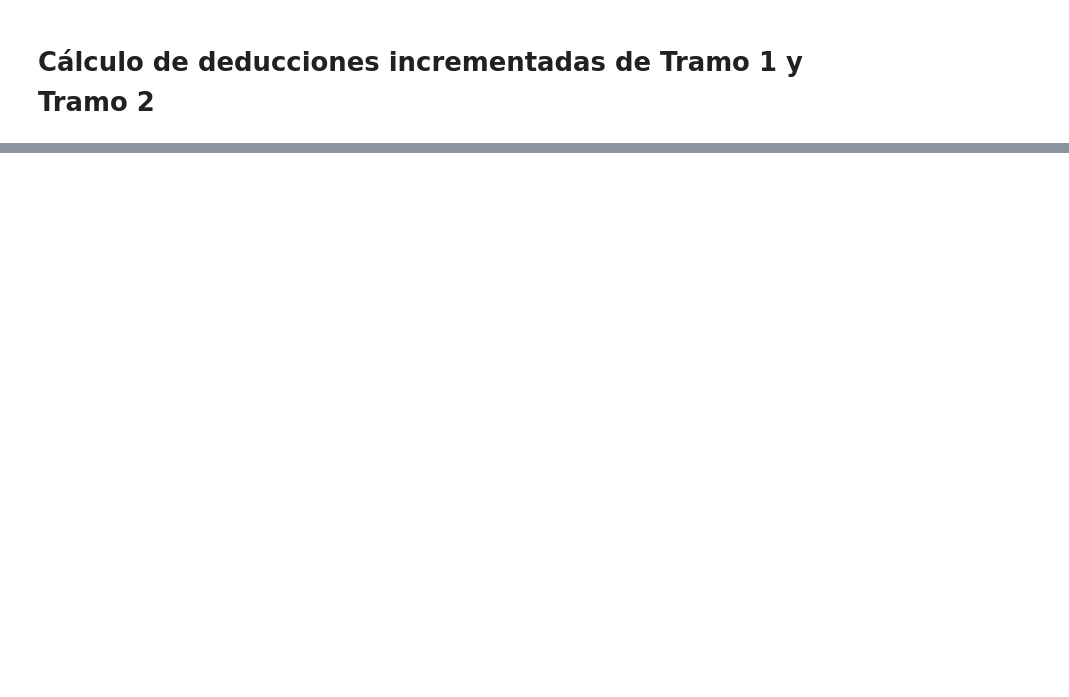
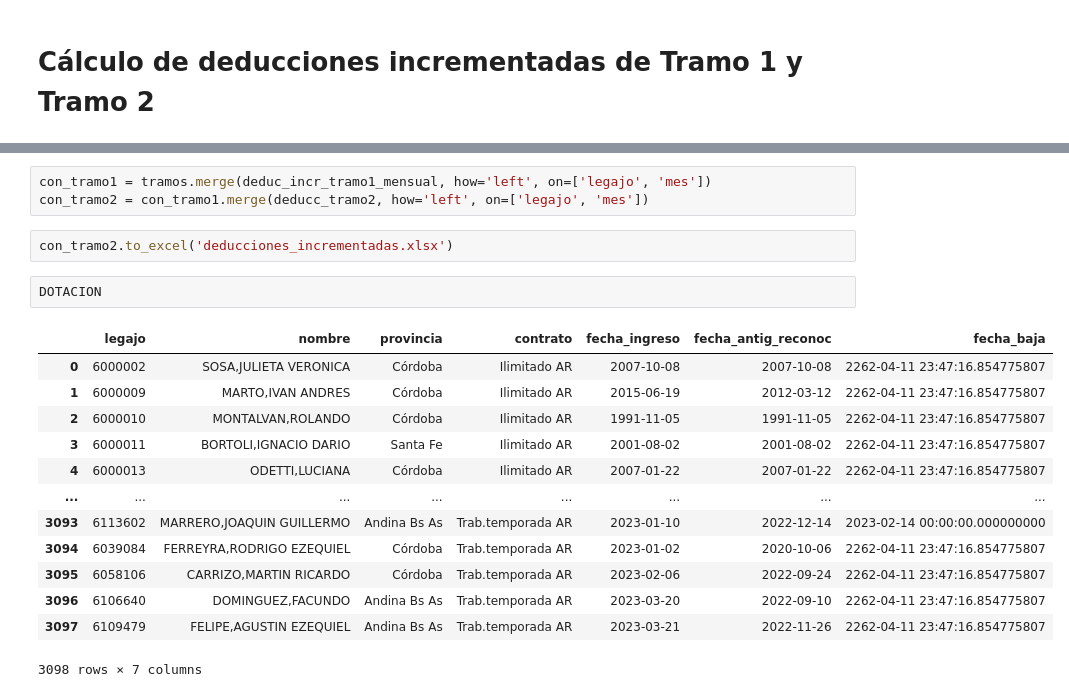
Before and after one commit to casasrodri/ganancias-cuarta-categoria, a Jupyter notebook: 3-Cálculo deducc.ipynb, the cells around one changed output, grey strips where cells are left out. Saved outputs shown, nothing was run; the diff lists cells and outputs as text; blank space fills up the shorter version.

```diff
--- a/3-Cálculo deducc.ipynb
+++ b/3-Cálculo deducc.ipynb
@@ -71,0 +246,21 @@ df
+# %%
+con_tramo1 = tramos.merge(deduc_incr_tramo1_mensual, how='left', on=['legajo', 'mes'])
+con_tramo2 = con_tramo1.merge(deducc_tramo2, how='left', on=['legajo', 'mes'])
+# %%
+con_tramo2.to_excel('deducciones_incrementadas.xlsx')
+# %%
+DOTACION
+# %% [output]
+|  | legajo | nombre | provincia | contrato | fecha_ingreso | fecha_antig_reconoc | fecha_baja |
+| 0 | 6000002 | SOSA,JULIETA VERONICA | Córdoba | Ilimitado AR | 2007-10-08 | 2007-10-08 | 2262-04-11 23:47:16.854775807 |
+| 1 | 6000009 | MARTO,IVAN ANDRES | Córdoba | Ilimitado AR | 2015-06-19 | 2012-03-12 | 2262-04-11 23:47:16.854775807 |
+| 2 | 6000010 | MONTALVAN,ROLANDO | Córdoba | Ilimitado AR | 1991-11-05 | 1991-11-05 | 2262-04-11 23:47:16.854775807 |
+| 3 | 6000011 | BORTOLI,IGNACIO DARIO | Santa Fe | Ilimitado AR | 2001-08-02 | 2001-08-02 | 2262-04-11 23:47:16.854775807 |
+| 4 | 6000013 | ODETTI,LUCIANA | Córdoba | Ilimitado AR | 2007-01-22 | 2007-01-22 | 2262-04-11 23:47:16.854775807 |
+| ... | ... | ... | ... | ... | ... | ... | ... |
+| 3093 | 6113602 | MARRERO,JOAQUIN GUILLERMO | Andina Bs As | Trab.temporada AR | 2023-01-10 | 2022-12-14 | 2023-02-14 00:00:00.000000000 |
+| 3094 | 6039084 | FERREYRA,RODRIGO EZEQUIEL | Córdoba | Trab.temporada AR | 2023-01-02 | 2020-10-06 | 2262-04-11 23:47:16.854775807 |
+| 3095 | 6058106 | CARRIZO,MARTIN RICARDO | Córdoba | Trab.temporada AR | 2023-02-06 | 2022-09-24 | 2262-04-11 23:47:16.854775807 |
+| 3096 | 6106640 | DOMINGUEZ,FACUNDO | Andina Bs As | Trab.temporada AR | 2023-03-20 | 2022-09-10 | 2262-04-11 23:47:16.854775807 |
+| 3097 | 6109479 | FELIPE,AGUSTIN EZEQUIEL | Andina Bs As | Trab.temporada AR | 2023-03-21 | 2022-11-26 | 2262-04-11 23:47:16.854775807 |
+3098 rows × 7 columns
```
Also changed, not shown: parts of 31 cells of this notebook, 8 other files.
